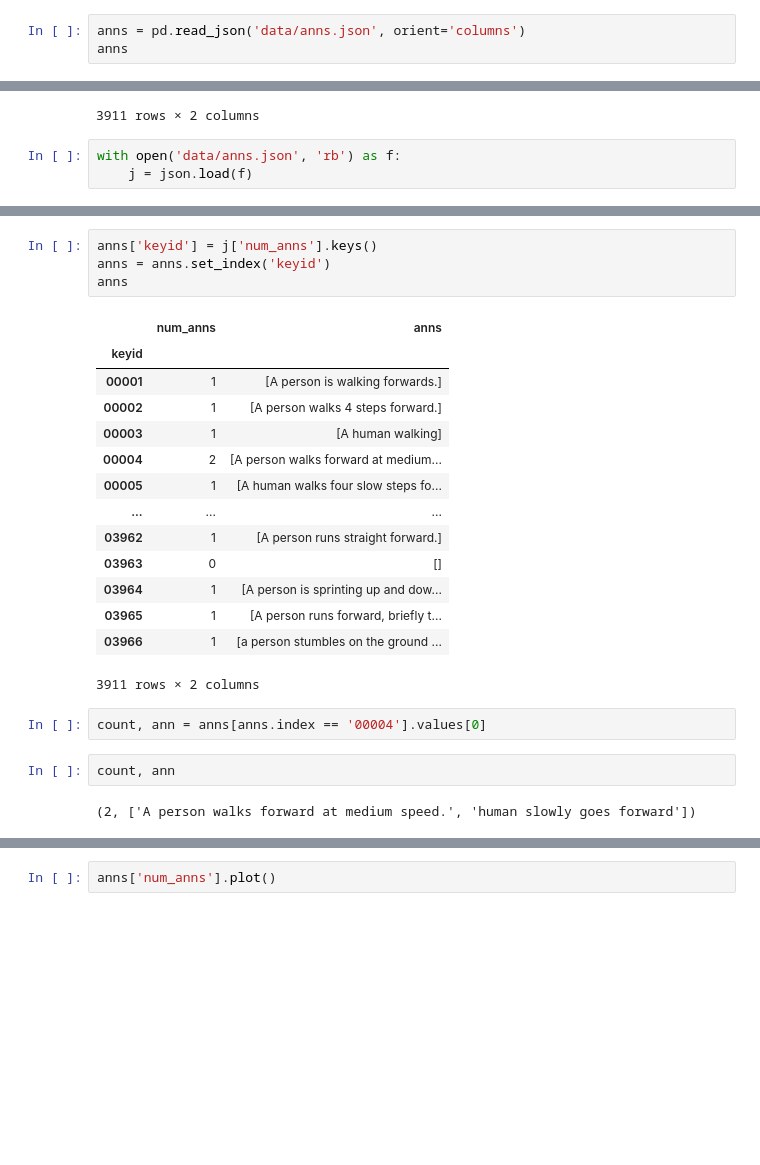
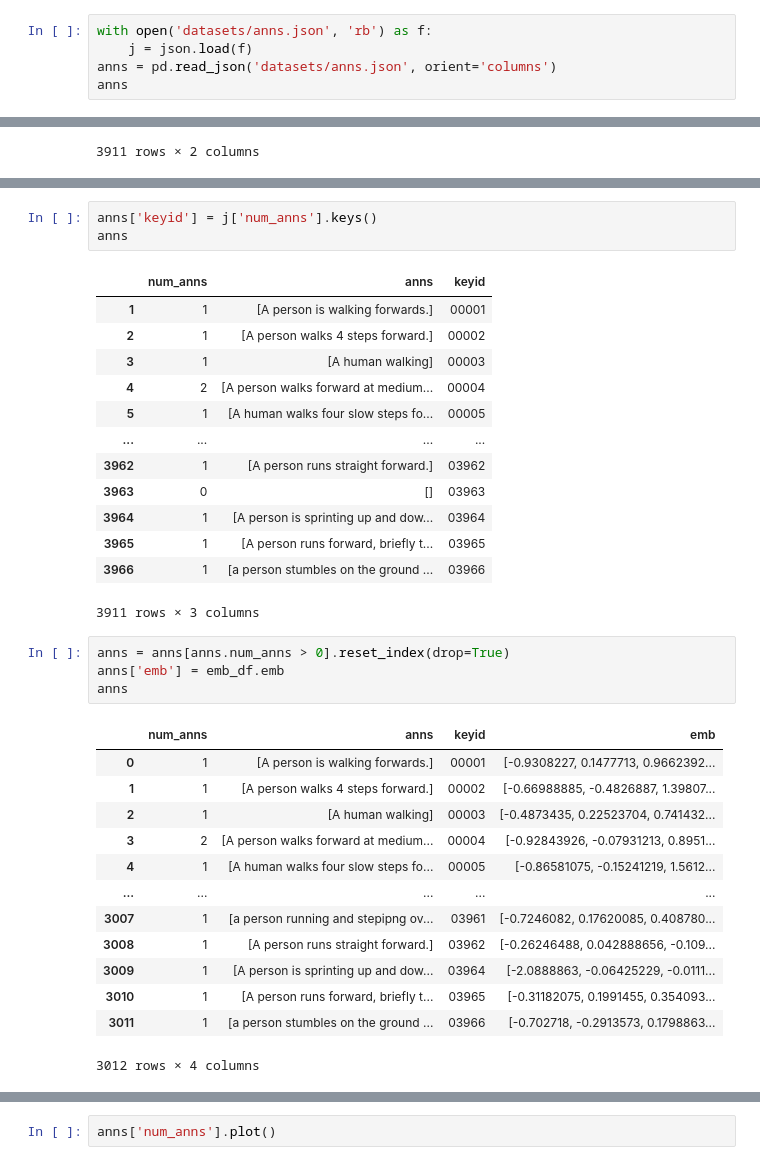
Before and after one commit to carjun/asymov, a Jupyter notebook: sccl/trial_notebook.ipynb, the cells around one changed output, grey strips where cells are left out. Saved outputs shown, nothing was run; the diff lists cells and outputs as text; blank space fills up the shorter version.

```diff
--- a/sccl/trial_notebook.ipynb
+++ b/sccl/trial_notebook.ipynb
@@ -5,7 +19,9 @@ import json
 # %% [markdown]
 ## annotations
 # %%
-anns = pd.read_json('data/anns.json', orient='columns')
+with open('datasets/anns.json', 'rb') as f:
+    j = json.load(f)
+anns = pd.read_json('datasets/anns.json', orient='columns')
 anns
 # %% [output]
 |  | num_anns | anns |
@@ -21,6 +37,3 @@ anns
 | 3965 | 1 | [A person runs forward, briefly t... |
 | 3966 | 1 | [a person stumbles on the ground ... |
 3911 rows × 2 columns
-# %%
-with open('data/anns.json', 'rb') as f:
-    j = json.load(f)
@@ -27,25 +90,35 @@ with open('data/anns.json', 'rb') as f:
 # %%
 anns['keyid'] = j['num_anns'].keys()
-anns = anns.set_index('keyid')
 anns
 # %% [output]
-|  | num_anns | anns |
-| keyid |  |  |
-| 00001 | 1 | [A person is walking forwards.] |
-| 00002 | 1 | [A person walks 4 steps forward.] |
-| 00003 | 1 | [A human walking] |
-| 00004 | 2 | [A person walks forward at medium... |
-| 00005 | 1 | [A human walks four slow steps fo... |
-| ... | ... | ... |
-| 03962 | 1 | [A person runs straight forward.] |
-| 03963 | 0 | [] |
-| 03964 | 1 | [A person is sprinting up and dow... |
-| 03965 | 1 | [A person runs forward, briefly t... |
-| 03966 | 1 | [a person stumbles on the ground ... |
+|  | num_anns | anns | keyid |
+| 1 | 1 | [A person is walking forwards.] | 00001 |
+| 2 | 1 | [A person walks 4 steps forward.] | 00002 |
+| 3 | 1 | [A human walking] | 00003 |
+| 4 | 2 | [A person walks forward at medium... | 00004 |
+| 5 | 1 | [A human walks four slow steps fo... | 00005 |
+| ... | ... | ... | ... |
+| 3962 | 1 | [A person runs straight forward.] | 03962 |
+| 3963 | 0 | [] | 03963 |
+| 3964 | 1 | [A person is sprinting up and dow... | 03964 |
+| 3965 | 1 | [A person runs forward, briefly t... | 03965 |
+| 3966 | 1 | [a person stumbles on the ground ... | 03966 |
-3911 rows × 2 columns
+3911 rows × 3 columns
-# %%
-count, ann = anns[anns.index == '00004'].values[0]
-# %%
-count, ann
-# %% [output]
-(2, ['A person walks forward at medium speed.', 'human slowly goes forward'])
+# %%
+anns = anns[anns.num_anns > 0].reset_index(drop=True)
+anns['emb'] = emb_df.emb
+anns
+# %% [output]
+|  | num_anns | anns | keyid | emb |
+| 0 | 1 | [A person is walking forwards.] | 00001 | [-0.9308227, 0.1477713, 0.9662392... |
+| 1 | 1 | [A person walks 4 steps forward.] | 00002 | [-0.66988885, -0.4826887, 1.39807... |
+| 2 | 1 | [A human walking] | 00003 | [-0.4873435, 0.22523704, 0.741432... |
+| 3 | 2 | [A person walks forward at medium... | 00004 | [-0.92843926, -0.07931213, 0.8951... |
+| 4 | 1 | [A human walks four slow steps fo... | 00005 | [-0.86581075, -0.15241219, 1.5612... |
+| ... | ... | ... | ... | ... |
+| 3007 | 1 | [a person running and stepipng ov... | 03961 | [-0.7246082, 0.17620085, 0.408780... |
+| 3008 | 1 | [A person runs straight forward.] | 03962 | [-0.26246488, 0.042888656, -0.109... |
+| 3009 | 1 | [A person is sprinting up and dow... | 03964 | [-2.0888863, -0.06425229, -0.0111... |
+| 3010 | 1 | [A person runs forward, briefly t... | 03965 | [-0.31182075, 0.1991455, 0.354093... |
+| 3011 | 1 | [a person stumbles on the ground ... | 03966 | [-0.702718, -0.2913573, 0.1798863... |
+3012 rows × 4 columns
```
Also changed, not shown: parts of 22 cells of this notebook, 6 other files.
